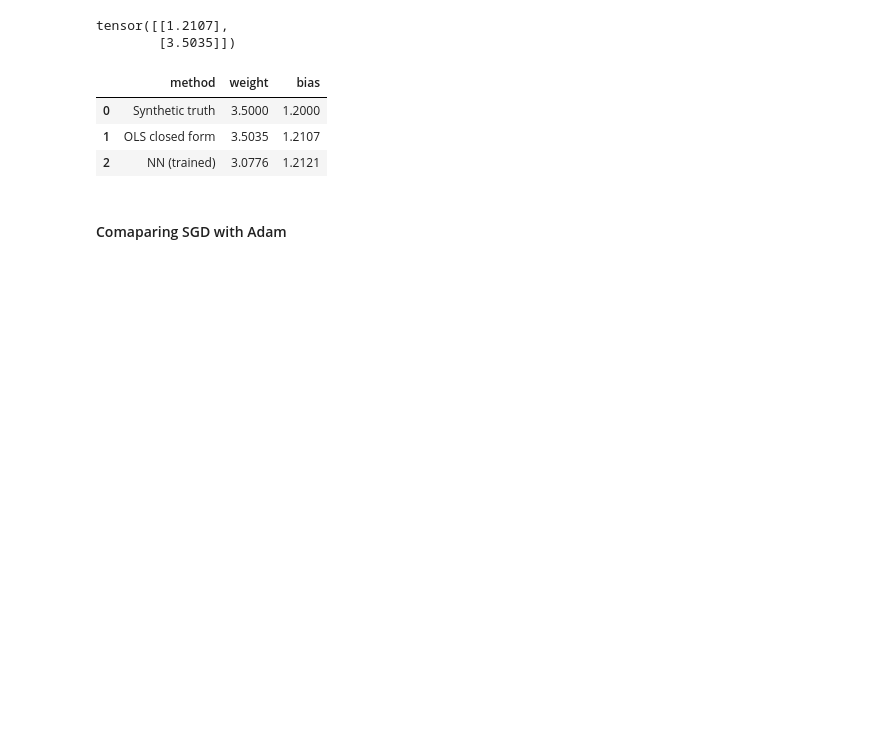
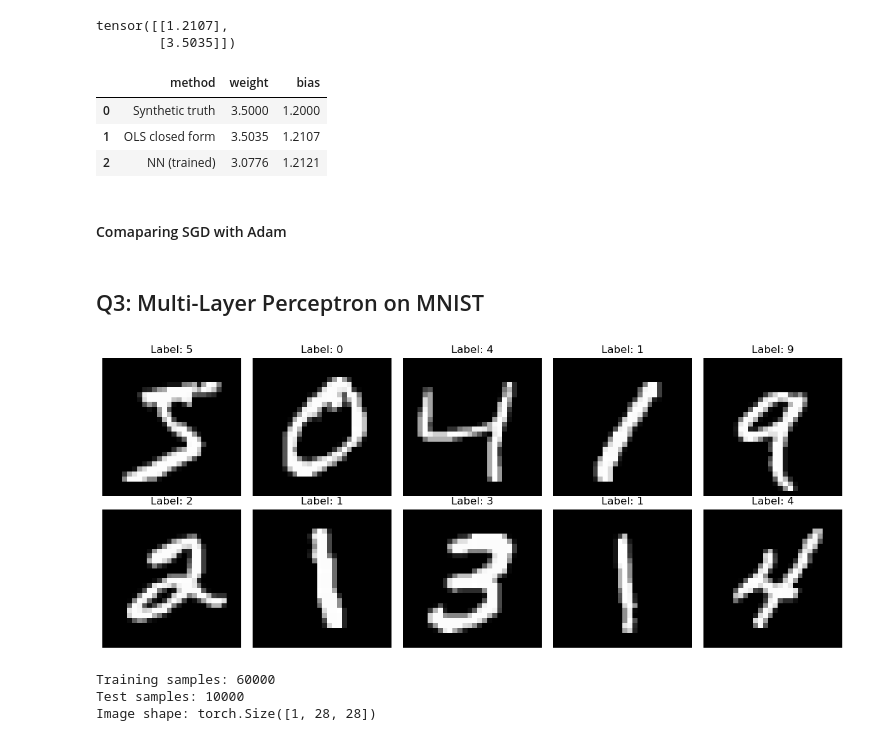
Before and after one commit to daniloldn/D200, a Jupyter notebook: Problem_set_1/Notebook/problem_set_1.ipynb, the cells around one changed output. Cells and saved outputs as stored; diff of their text form; code cells hidden in the pictures; blank space fills up the shorter version.

Commit message:
multi layer perceptron

```diff
--- a/Problem_set_1/Notebook/problem_set_1.ipynb
+++ b/Problem_set_1/Notebook/problem_set_1.ipynb
@@ -254,3 +258,32 @@ fig.add_scatter(
 )
 fig.update_layout(showlegend=True)
 fig.show()
+# %% [markdown]
+## Q3: Multi-Layer Perceptron on MNIST
+# %%
+# Load MNIST dataset
+transform = transforms.Compose([
+transforms.ToTensor(),
+transforms.Normalize((0.1307,), (0.3081,)) # MNIST mean and std
+])
+train_dataset = datasets.MNIST('./data', train=True, download=True, transform=transform)
+test_dataset = datasets.MNIST('./data', train=False, transform=transform)
+train_loader = DataLoader(train_dataset, batch_size=64, shuffle=True)
+test_loader = DataLoader(test_dataset, batch_size=1000, shuffle=False)
+# Visualize some examples
+fig, axes = plt.subplots(2, 5, figsize=(12, 5))
+for i, ax in enumerate(axes.flat):
+    img, label = train_dataset[i]
+    ax.imshow(img.squeeze(), cmap='gray')
+    ax.set_title(f'Label: {label}')
+    ax.axis('off')
+plt.tight_layout()
+plt.show()
+print(f"Training samples: {len(train_dataset)}")
+print(f"Test samples: {len(test_dataset)}")
+print(f"Image shape: {train_dataset[0][0].shape}")
+# %% [output]
+[figure, added]
+Training samples: 60000
+Test samples: 10000
+Image shape: torch.Size([1, 28, 28])
```
Also changed, not shown: parts of 5 cells of this notebook, 9 other files.
